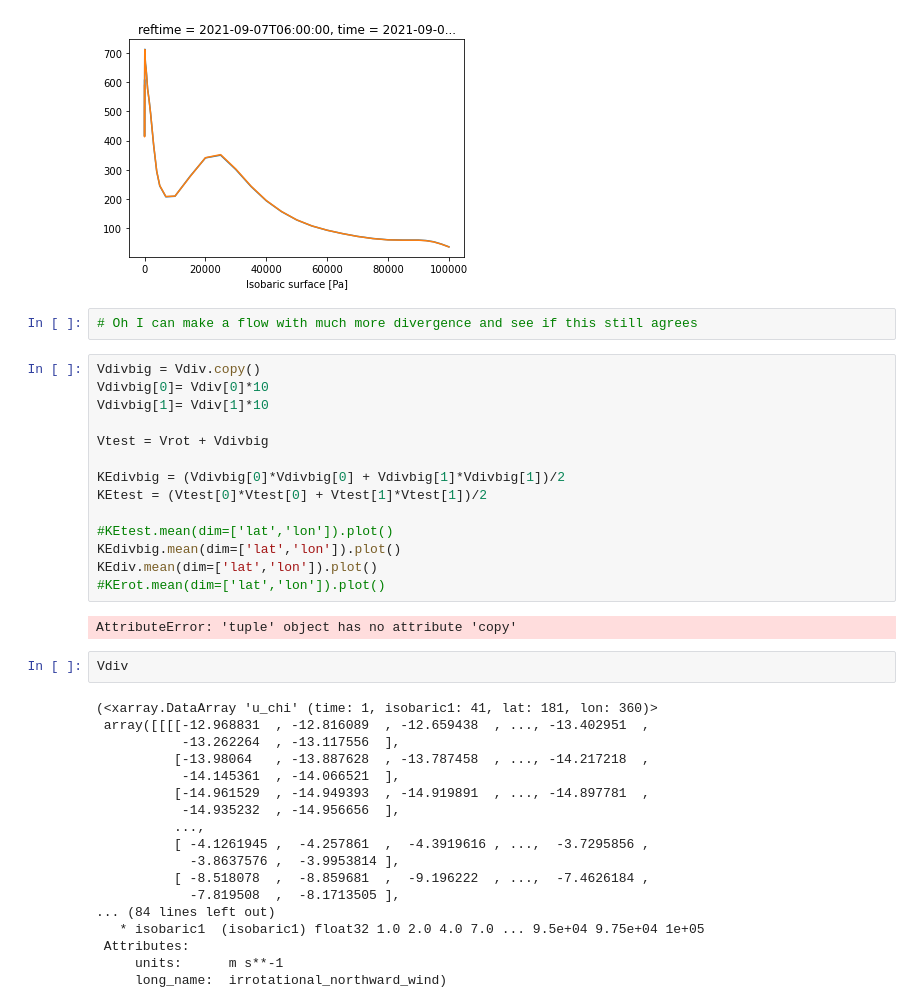
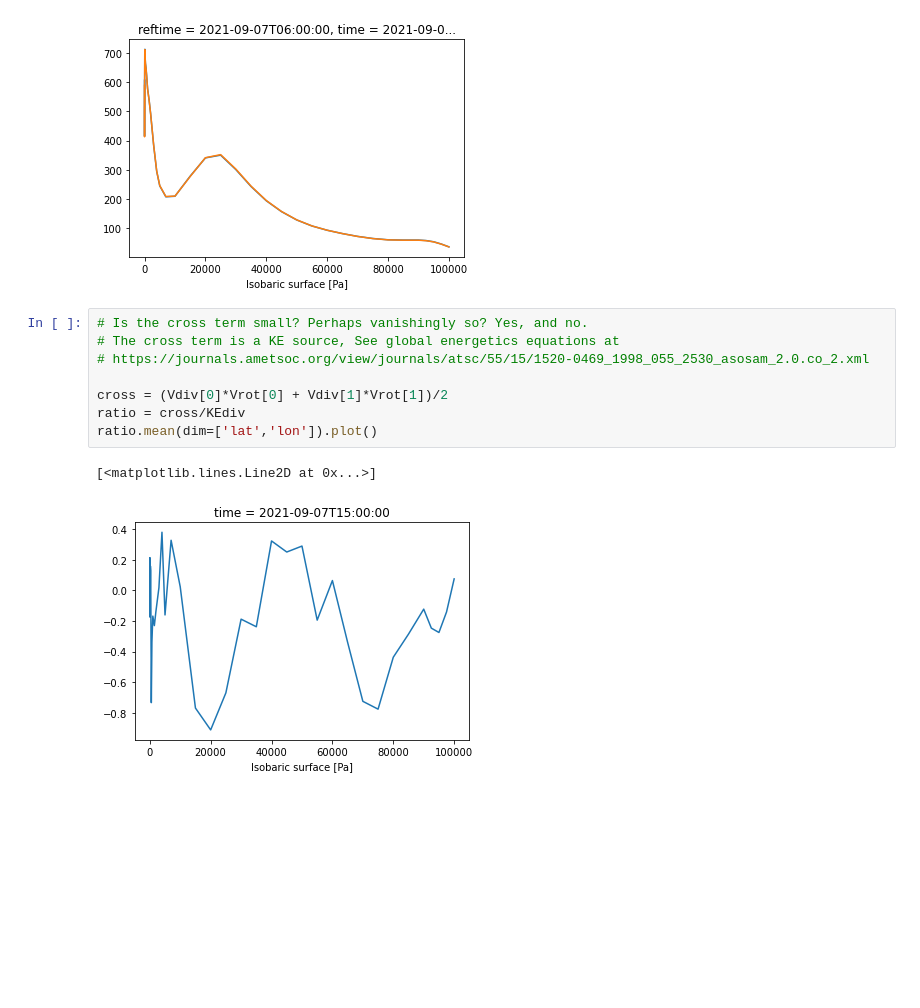
Before and after one commit to ATMOcanes/ATM651, a Jupyter notebook: Files_unsorted/Windspharm_fromGFS.ipynb, the cells around one changed output. Cells and saved outputs as stored; diff of their text form; blank space fills up the shorter version.

```diff
--- a/Files_unsorted/Windspharm_fromGFS.ipynb
+++ b/Files_unsorted/Windspharm_fromGFS.ipynb
@@ -180,41 +141,14 @@ KE.mean(dim=['lat','lon']).plot()
 # %% [output]
 [<matplotlib.lines.Line2D at 0x...>]
 [figure]
-# %%
-# Oh I can make a flow with much more divergence and see if this still agrees
-# %%
-Vdivbig = Vdiv.copy()
-Vdivbig[0]= Vdiv[0]*10
-Vdivbig[1]= Vdiv[1]*10
-
-Vtest = Vrot + Vdivbig
-
-KEdivbig = (Vdivbig[0]*Vdivbig[0] + Vdivbig[1]*Vdivbig[1])/2
-KEtest = (Vtest[0]*Vtest[0] + Vtest[1]*Vtest[1])/2
-
-#KEtest.mean(dim=['lat','lon']).plot()
-KEdivbig.mean(dim=['lat','lon']).plot()
-KEdiv.mean(dim=['lat','lon']).plot()
-#KErot.mean(dim=['lat','lon']).plot()
-# %% [output]
-AttributeError: 'tuple' object has no attribute 'copy'
-# %%
-Vdiv
-# %% [output]
-(<xarray.DataArray 'u_chi' (time: 1, isobaric1: 41, lat: 181, lon: 360)>
- array([[[[-12.968831  , -12.816089  , -12.659438  , ..., -13.402951  ,
-           -13.262264  , -13.117556  ],
-          [-13.98064   , -13.887628  , -13.787458  , ..., -14.217218  ,
-           -14.145361  , -14.066521  ],
-          [-14.961529  , -14.949393  , -14.919891  , ..., -14.897781  ,
-           -14.935232  , -14.956656  ],
-          ...,
-          [ -4.1261945 ,  -4.257861  ,  -4.3919616 , ...,  -3.7295856 ,
-            -3.8637576 ,  -3.9953814 ],
-          [ -8.518078  ,  -8.859681  ,  -9.196222  , ...,  -7.4626184 ,
-            -7.819508  ,  -8.1713505 ],
-... (84 lines left out)
-   * isobaric1  (isobaric1) float32 1.0 2.0 4.0 7.0 ... 9.5e+04 9.75e+04 1e+05
- Attributes:
-     units:      m s**-1
-     long_name:  irrotational_northward_wind)
+# %%
+# Is the cross term small? Perhaps vanishingly so? Yes, and no.
+# The cross term is a KE source, See global energetics equations at
+# https://journals.ametsoc.org/view/journals/atsc/55/15/1520-0469_1998_055_2530_asosam_2.0.co_2.xml
+
+cross = (Vdiv[0]*Vrot[0] + Vdiv[1]*Vrot[1])/2
+ratio = cross/KEdiv
+ratio.mean(dim=['lat','lon']).plot()
+# %% [output]
+[<matplotlib.lines.Line2D at 0x...>]
+[figure, added]
```
Also changed, not shown: parts of 13 cells of this notebook.
